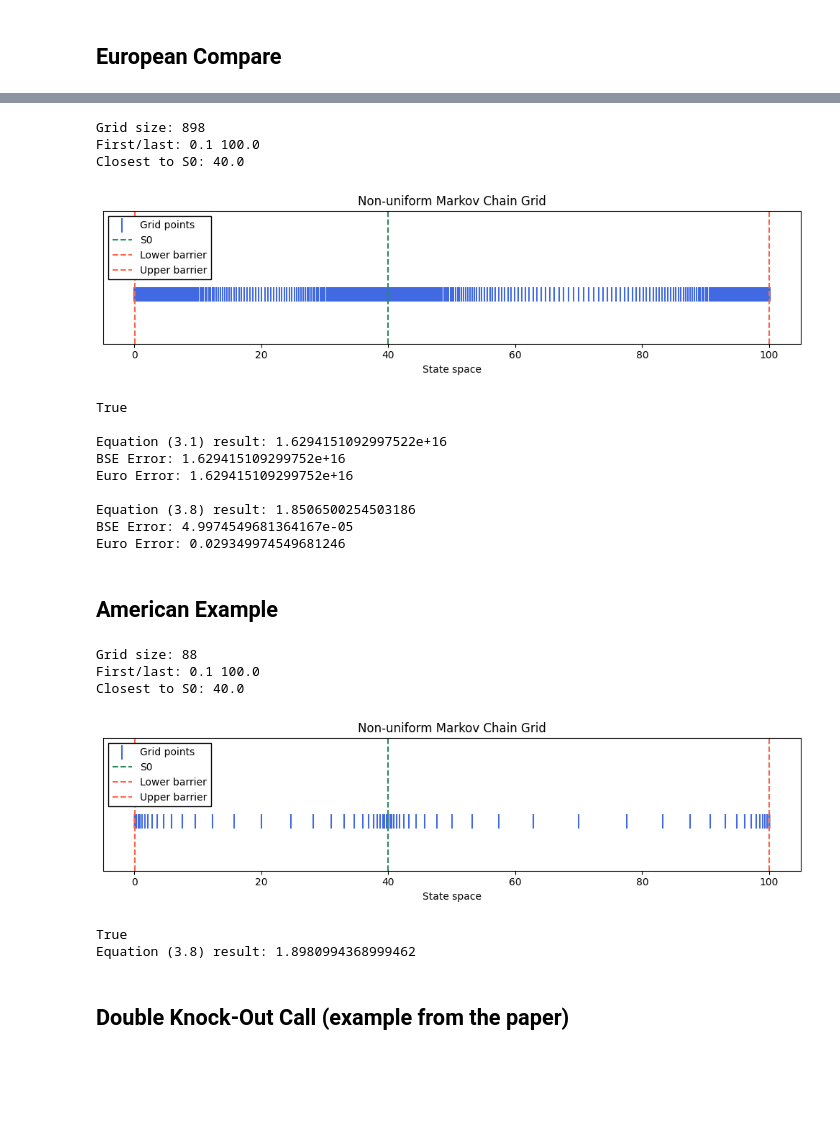
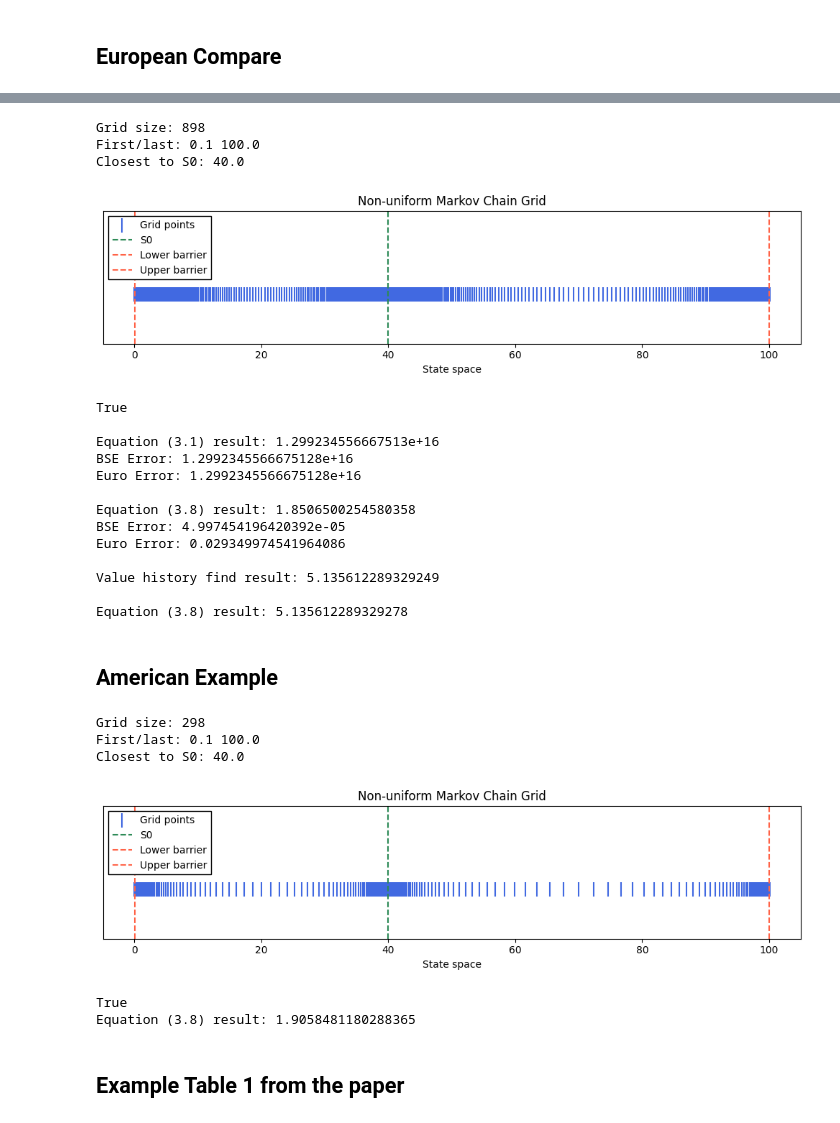
Before and after one commit to heavy-t/MMATH_Project, a Jupyter notebook: Markov.ipynb, the cells around one changed output, grey strips where cells are left out. Saved outputs shown, nothing was run; the diff lists cells and outputs as text; code cells hidden in the pictures; blank space fills up the shorter version.

Commit message:
Just need the plot now

```diff
--- a/Markov.ipynb
+++ b/Markov.ipynb
@@ -486,5 +510,5 @@ Euro Error: 0.03326174392316372
 # %%
-S0, E, r, T, option_type, sigma, d = 40, 32, 0.1, 0.5, "put", 0.54202, 0
+S0, E, r, T, style, sigma, d = 40.0, 32, 0.1, 0.5, "European", 0.54202, 0
 BSE ,Euro_30_bin = 1.8507 , 1.88
 l,u = 0.11, 99.999
 
@@ -514,10 +538,18 @@ print("BSE Error:", abs(result["option_price"] - BSE),
       "\nEuro Error:", abs(result["option_price"] - Euro_30_bin))
 
 #Equation (3.8)
-result = theorem_3_8_value_euro_style(Lambda, G, l, u, r, T, E,S0)
+result = theorem_3_8_value(Lambda, G, l, u, r, T, E,S0,style)
 print("\nEquation (3.8) result:", result["option_price"])
 print("BSE Error:", abs(result["option_price"] - BSE),
       "\nEuro Error:", abs(result["option_price"] - Euro_30_bin))
+
+
+value_at_dt=result["value_history"]
+result = value_history_find(28, 500, value_at_dt, G)
+print("\nValue history find result:", result)
+
+result = theorem_3_8_value(Lambda, G, l, u, r, 0.25, E,28,style)
+print("\nEquation (3.8) result:", result["option_price"])
 # %% [output]
 Grid size: 898
 First/last: 0.1 100.0
@@ -525,48 +557,52 @@ Closest to S0: 40.0
 [figure]
 True
 
-Equation (3.1) result: 1.6294151092997522e+16
-BSE Error: 1.629415109299752e+16
-Euro Error: 1.629415109299752e+16
+Equation (3.1) result: 1.299234556667513e+16
+BSE Error: 1.2992345566675128e+16
+Euro Error: 1.2992345566675128e+16
 
-Equation (3.8) result: 1.8506500254503186
-BSE Error: 4.9974549681364167e-05
-Euro Error: 0.029349974549681246
+Equation (3.8) result: 1.8506500254580358
+BSE Error: 4.997454196420392e-05
+Euro Error: 0.029349974541964086
+
+Value history find result: 5.135612289329249
+
+Equation (3.8) result: 5.135612289329278
 # %% [markdown]
 ## American Example
 # %%
-S0, E, r, T, sigma, d = 40, 32, 0.1, 0.5, 0.54202, 0
+S0, E, r, T, sigma, d, style = 40.0, 32, 0.1, 0.5, 0.54202, 0, "American"
 BSE ,Euro_30_bin = 1.8507 , 1.88
 l,u = 0.11, 99.999
 
 G = build_nonuniform_grid(
     S0=S0, l=l, u=u,
     x_min=0.1, x_max=100,
-    N1=30, N2=30, N3=30,
+    N1=100, N2=100, N3=100,
     d1_minus=20, d1_plus=1.0,
     d2_minus=1.0,   d2_plus=1.0,
     d3_minus=1.0,   d3_plus=20,
 )
 
 print("Grid size:", len(G))
 print("First/last:", G[0], G[-1])
 print("Closest to S0:", G[np.argmin(np.abs(G - S0))])
 
 plot_grid(G, S0=S0, l=l, u=u)
 
 #Generator Building
 Lambda = build_generator(G, r, d, sigma)
 print(np.all(build_jump_generator(G) == 0))
 
 #Equation (3.8)
-result = theorem_3_8_value_amer_style(Lambda, G, l, u, r, T, E,S0)
+result = theorem_3_8_value(Lambda, G, l, u, r, T, E,S0,style)
 print("Equation (3.8) result:", result["option_price"])
 # %% [output]
-Grid size: 88
+Grid size: 298
 First/last: 0.1 100.0
 Closest to S0: 40.0
-[figure, old version]
+[figure, new version]
 True
-Equation (3.8) result: 1.8980994368999462
+Equation (3.8) result: 1.9058481180288365
 # %% [markdown]
-## Double Knock-Out Call (example from the paper)
+## Example Table 1 from the paper
```
Also changed, not shown: parts of 5 cells of this notebook.
